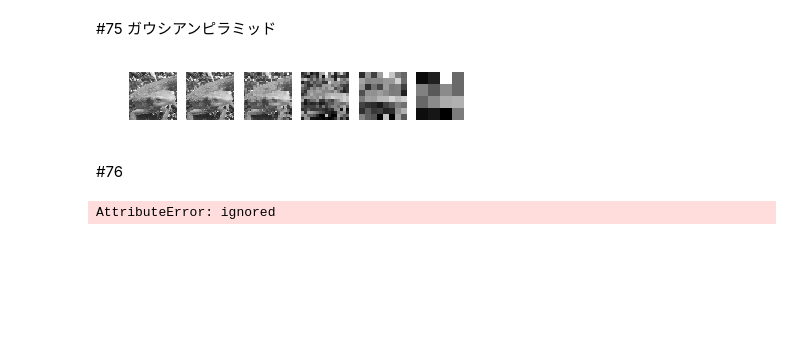
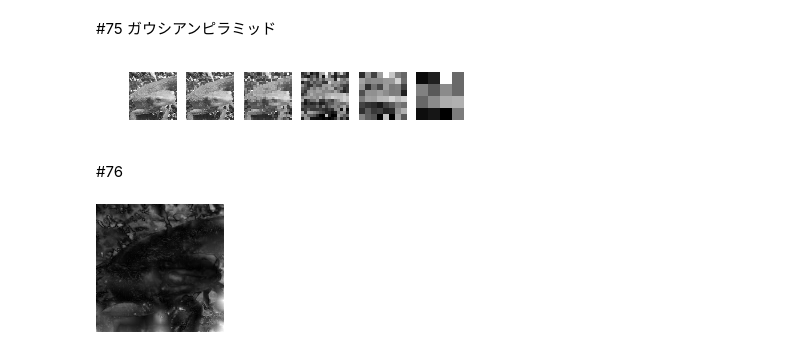
Before and after one commit to katoyu/image-processing-100training, a Jupyter notebook: 画像処理100本ノック71_80.ipynb, the cells around one changed output. Saved outputs shown, nothing was run; the diff lists cells and outputs as text; code cells hidden in the pictures; blank space fills up the shorter version.

```diff
--- a/画像処理100本ノック71_80.ipynb
+++ b/画像処理100本ノック71_80.ipynb
@@ -345,31 +345,33 @@ def resize(img, a):
     dx = x - ix
     dy = y - iy
     #dx = np.repeat(np.expand_dims(dx, axis=-1), 3, axis=-1)
     #dy = np.repeat(np.expand_dims(dy, axis=-1), 3, axis=-1)
 
     out = (1-dx) * (1-dy) * img[iy, ix] + dx * (1 - dy) * img[iy, ix+1] + (1 - dx) * dy * img[iy+1, ix] + dx * dy * img[iy+1, ix+1]
     out[out>255] = 255
 
     return out
 
 pyramid = [gray]
 for i in range(1, 6):
     a = 2. ** i
     p = resize(gray, 1. / a)
     p = resize(p, a)
     pyramid.append(p)
 
 out = np.zeros((H, W), dtype=np.float32)
 
 out += np.abs(pyramid[0] - pyramid[1])
 out += np.abs(pyramid[0] - pyramid[3])
 out += np.abs(pyramid[0] - pyramid[5])
 out += np.abs(pyramid[1] - pyramid[4])
 out += np.abs(pyramid[2] - pyramid[3])
 out += np.abs(pyramid[3] - pyramid[5])
 
+out = out / out.max() * 255
+
 out = out.astype(np.uint8)
 
 cv2_imshow(out)
 # %% [output]
-AttributeError: ignored
+[figure, added]
```
Also changed, not shown: parts of 1 cell of this notebook.
